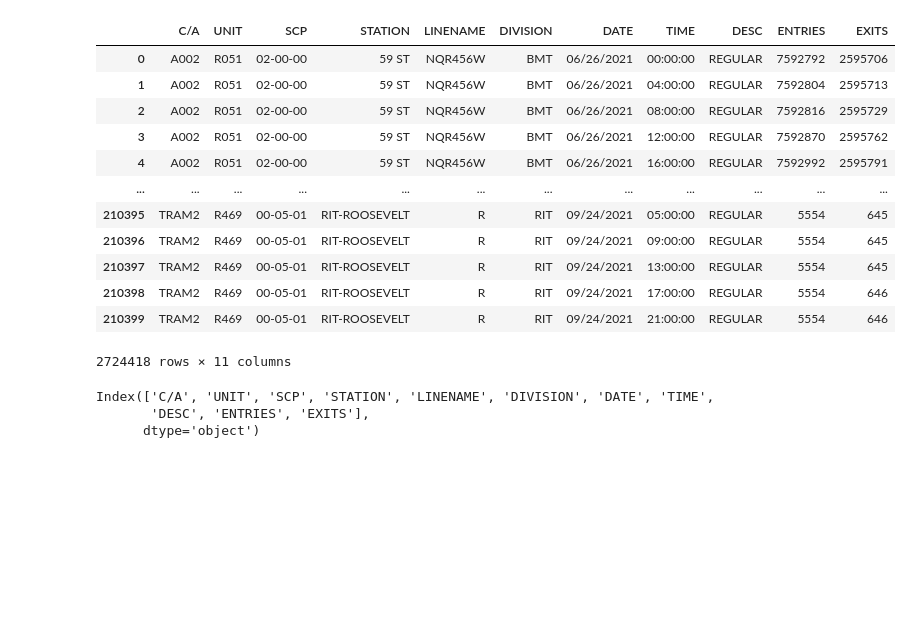
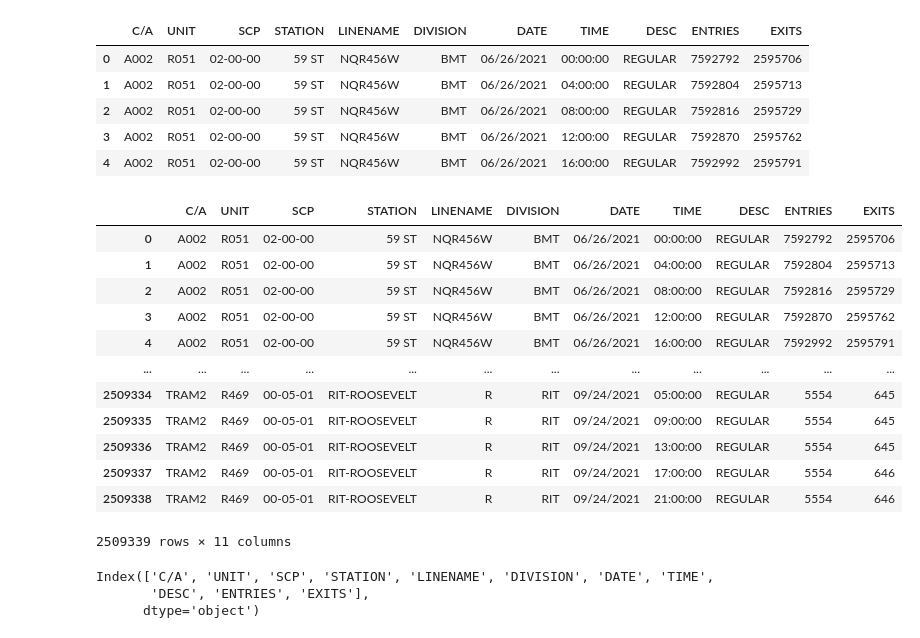
Before and after one commit to R3Z96/Rashed_EDA_Project, a Jupyter notebook: EDA Project/EDA Rashed Project.ipynb, the cells around one changed output. Drawn from its saved outputs; the diff is of its cells as text; code cells hidden in the pictures; blank space fills up the shorter version.

```diff
--- a/EDA Project/EDA Rashed Project.ipynb
+++ b/EDA Project/EDA Rashed Project.ipynb
@@ -20,18 +20,14 @@ def get_data(week_nums):
 week_nums = [210703, 210710, 210717, 210724,210731, 210807, 210814, 210821, 210828, 210904,210911, 210918, 210925 ]
 ttdf = get_data(week_nums)
 # %%
-ttdf
+#making a csv file to use in sql
+#ttdf.to_csv("mtadata.csv")
+
+ttdf.head()
 # %% [output]
 |  | C/A | UNIT | SCP | STATION | LINENAME | DIVISION | DATE | TIME | DESC | ENTRIES | EXITS |
 | 0 | A002 | R051 | 02-00-00 | 59 ST | NQR456W | BMT | 06/26/2021 | 00:00:00 | REGULAR | 7592792 | 2595706 |
 | 1 | A002 | R051 | 02-00-00 | 59 ST | NQR456W | BMT | 06/26/2021 | 04:00:00 | REGULAR | 7592804 | 2595713 |
 | 2 | A002 | R051 | 02-00-00 | 59 ST | NQR456W | BMT | 06/26/2021 | 08:00:00 | REGULAR | 7592816 | 2595729 |
 | 3 | A002 | R051 | 02-00-00 | 59 ST | NQR456W | BMT | 06/26/2021 | 12:00:00 | REGULAR | 7592870 | 2595762 |
 | 4 | A002 | R051 | 02-00-00 | 59 ST | NQR456W | BMT | 06/26/2021 | 16:00:00 | REGULAR | 7592992 | 2595791 |
-| ... | ... | ... | ... | ... | ... | ... | ... | ... | ... | ... | ... |
-| 210395 | TRAM2 | R469 | 00-05-01 | RIT-ROOSEVELT | R | RIT | 09/24/2021 | 05:00:00 | REGULAR | 5554 | 645 |
-| 210396 | TRAM2 | R469 | 00-05-01 | RIT-ROOSEVELT | R | RIT | 09/24/2021 | 09:00:00 | REGULAR | 5554 | 645 |
-| 210397 | TRAM2 | R469 | 00-05-01 | RIT-ROOSEVELT | R | RIT | 09/24/2021 | 13:00:00 | REGULAR | 5554 | 645 |
-| 210398 | TRAM2 | R469 | 00-05-01 | RIT-ROOSEVELT | R | RIT | 09/24/2021 | 17:00:00 | REGULAR | 5554 | 646 |
-| 210399 | TRAM2 | R469 | 00-05-01 | RIT-ROOSEVELT | R | RIT | 09/24/2021 | 21:00:00 | REGULAR | 5554 | 646 |
-2724418 rows × 11 columns
@@ -38 +44,17 @@ ttdf
+# %%
+ttdf2
+# %% [output]
+|  | C/A | UNIT | SCP | STATION | LINENAME | DIVISION | DATE | TIME | DESC | ENTRIES | EXITS |
+| 0 | A002 | R051 | 02-00-00 | 59 ST | NQR456W | BMT | 06/26/2021 | 00:00:00 | REGULAR | 7592792 | 2595706 |
+| 1 | A002 | R051 | 02-00-00 | 59 ST | NQR456W | BMT | 06/26/2021 | 04:00:00 | REGULAR | 7592804 | 2595713 |
+| 2 | A002 | R051 | 02-00-00 | 59 ST | NQR456W | BMT | 06/26/2021 | 08:00:00 | REGULAR | 7592816 | 2595729 |
+| 3 | A002 | R051 | 02-00-00 | 59 ST | NQR456W | BMT | 06/26/2021 | 12:00:00 | REGULAR | 7592870 | 2595762 |
+| 4 | A002 | R051 | 02-00-00 | 59 ST | NQR456W | BMT | 06/26/2021 | 16:00:00 | REGULAR | 7592992 | 2595791 |
+| ... | ... | ... | ... | ... | ... | ... | ... | ... | ... | ... | ... |
+| 2509334 | TRAM2 | R469 | 00-05-01 | RIT-ROOSEVELT | R | RIT | 09/24/2021 | 05:00:00 | REGULAR | 5554 | 645 |
+| 2509335 | TRAM2 | R469 | 00-05-01 | RIT-ROOSEVELT | R | RIT | 09/24/2021 | 09:00:00 | REGULAR | 5554 | 645 |
+| 2509336 | TRAM2 | R469 | 00-05-01 | RIT-ROOSEVELT | R | RIT | 09/24/2021 | 13:00:00 | REGULAR | 5554 | 645 |
+| 2509337 | TRAM2 | R469 | 00-05-01 | RIT-ROOSEVELT | R | RIT | 09/24/2021 | 17:00:00 | REGULAR | 5554 | 646 |
+| 2509338 | TRAM2 | R469 | 00-05-01 | RIT-ROOSEVELT | R | RIT | 09/24/2021 | 21:00:00 | REGULAR | 5554 | 646 |
+2509339 rows × 11 columns
 # %%
```
Also changed, not shown: parts of 13 cells of this notebook.
